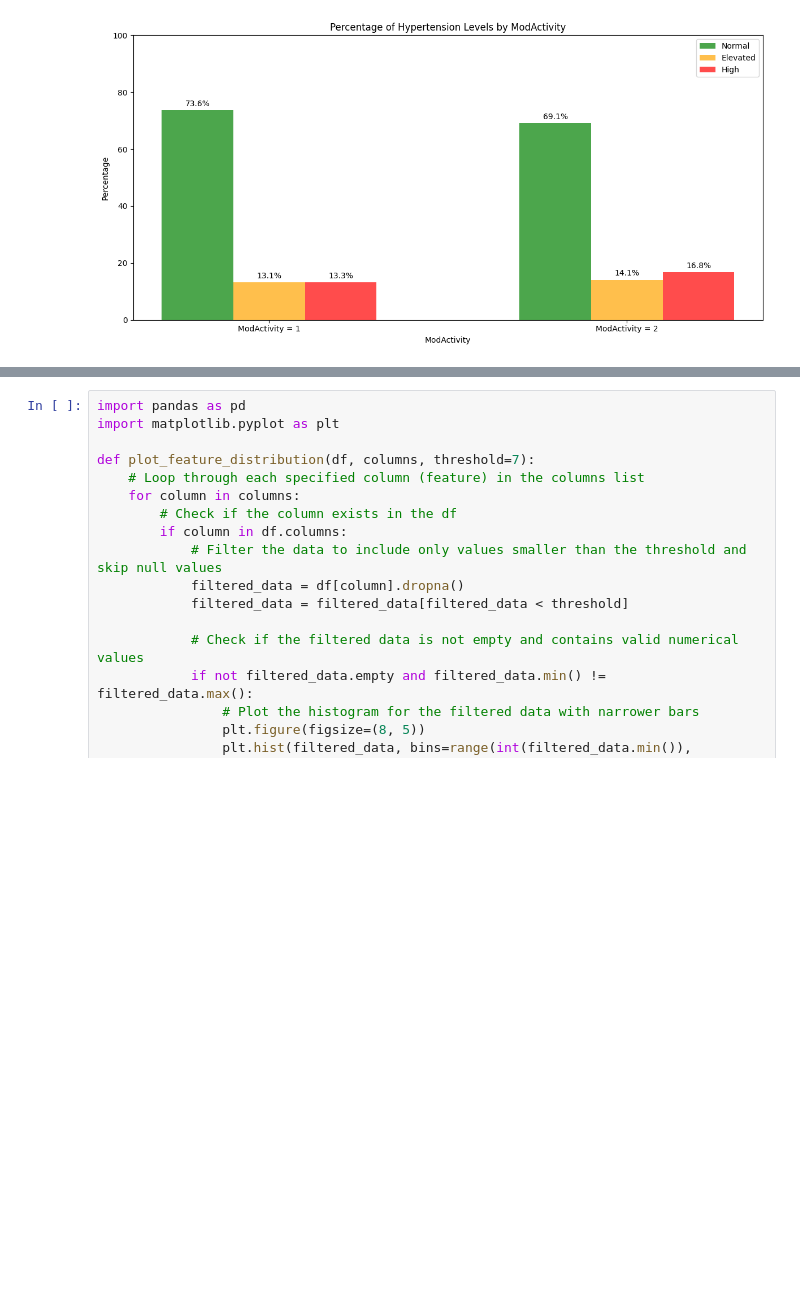
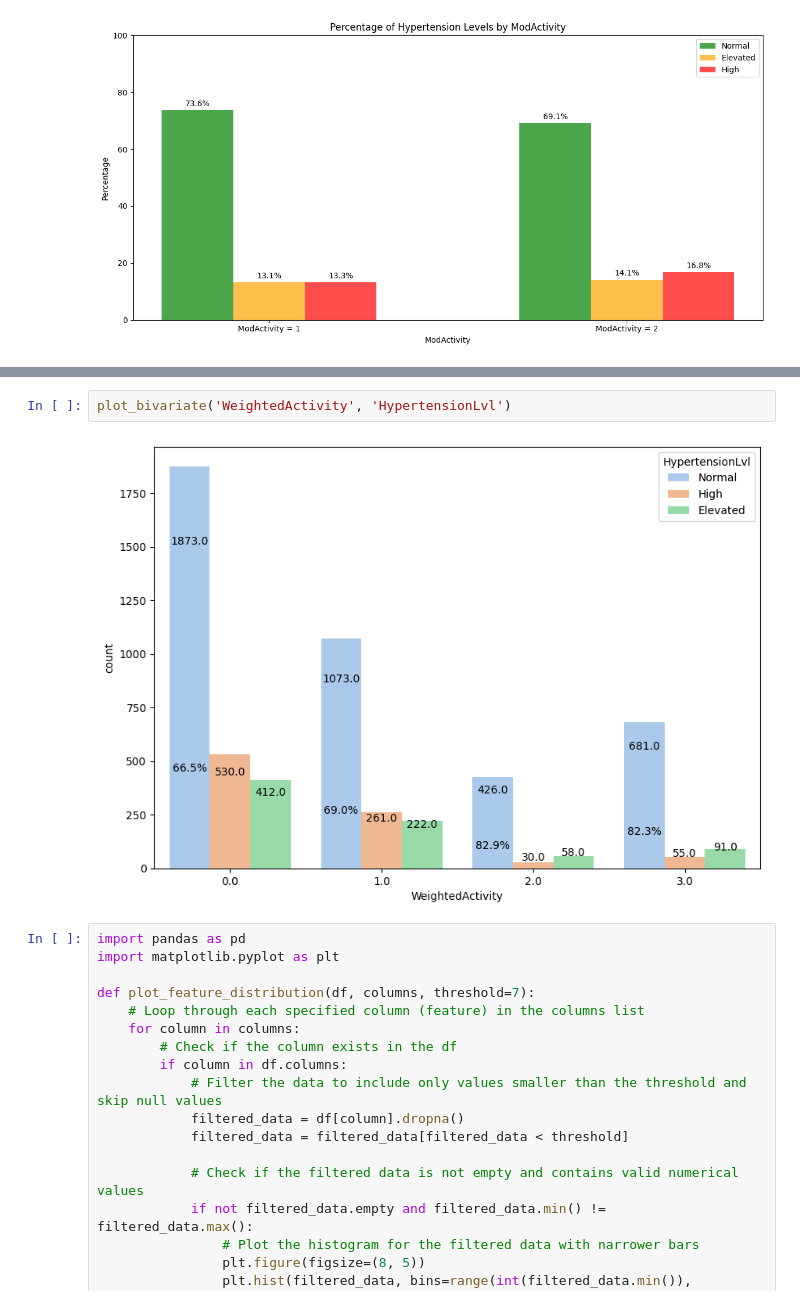
Before and after one commit to samcohen1/HypertensionML, a Jupyter notebook: new_predictor.ipynb, the cells around one changed output, grey strips where cells are left out. Saved outputs shown, nothing was run; the diff lists cells and outputs as text; blank space fills up the shorter version.

```diff
--- a/new_predictor.ipynb
+++ b/new_predictor.ipynb
@@ -902,3 +964,7 @@ plt.show()
+# %%
+plot_bivariate('WeightedActivity', 'HypertensionLvl')
+# %% [output]
+[figure, added]
 # %%
 import pandas as pd
 import matplotlib.pyplot as plt
```
Also changed, not shown: parts of 6 cells of this notebook.
